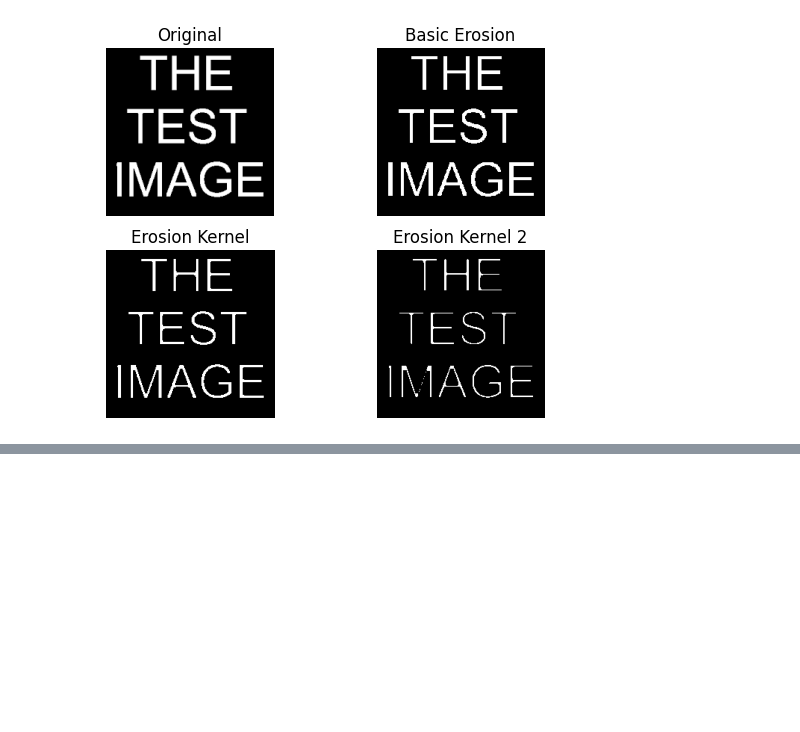
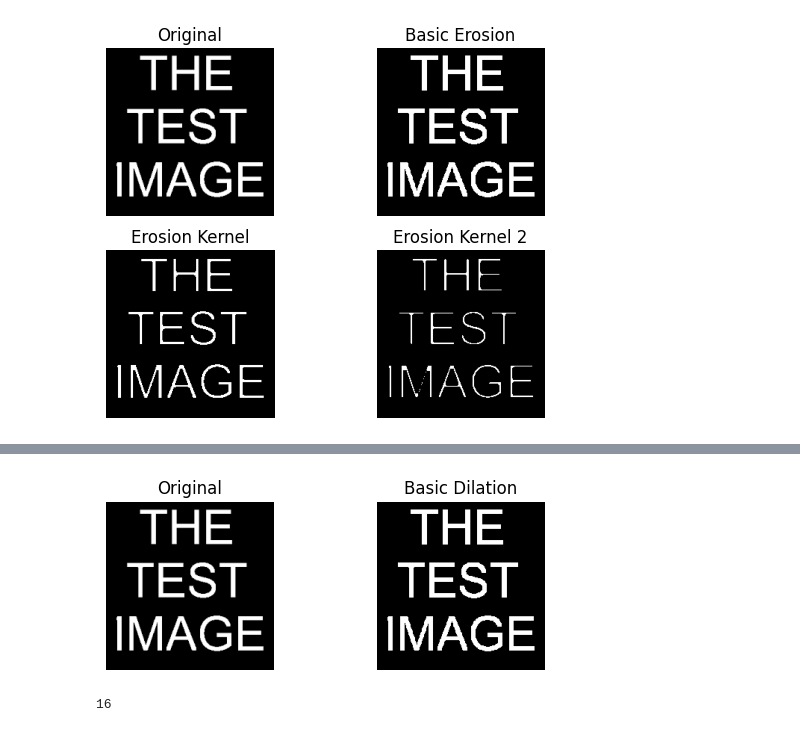
Before and after one commit to Arktetra/improc, a Jupyter notebook: notebooks/roshan_lab_2.ipynb, the cells around one changed output, grey strips where cells are left out. Drawn from its saved outputs; the diff is of its cells as text; code cells hidden in the pictures; blank space fills up the shorter version.

```diff
--- a/notebooks/roshan_lab_2.ipynb
+++ b/notebooks/roshan_lab_2.ipynb
@@ -162,0 +214,35 @@ mtpplt.show()
+# %%
+mtpplt.figure()
+mtpplt.subplot(2, 2, 1)
+mtpplt.axis('off')
+mtpplt.title("Original")
+mtpplt.imshow(img, cmap="gray")
+
+mtpplt.subplot(2, 2, 2)
+mtpplt.axis('off')
+mtpplt.title("Basic Dilation")
+mtpplt.imshow(result, cmap="gray")
+
+# to save in output dir
+save_path = "../assets/output/dilation.png"
+mtpplt.savefig(save_path)
+
+
+mtpplt.show()
+# %% [output]
+[figure, added]
+# %%
+dilation_kernel2 = np.array([
+    [1, 1, 1, 1],
+    [1, 1, 1, 1],
+    [1, 1, 1, 1],
+    [1, 1, 1, 1]
+])
+dilation_kernel = np.array([
+    [1, 1, 1],
+    [1, 1, 1],
+    [1, 1, 1]
+])
+dilation_kernel2.size
+# %% [output]
+16
```
Also changed, not shown: parts of 12 cells of this notebook.
